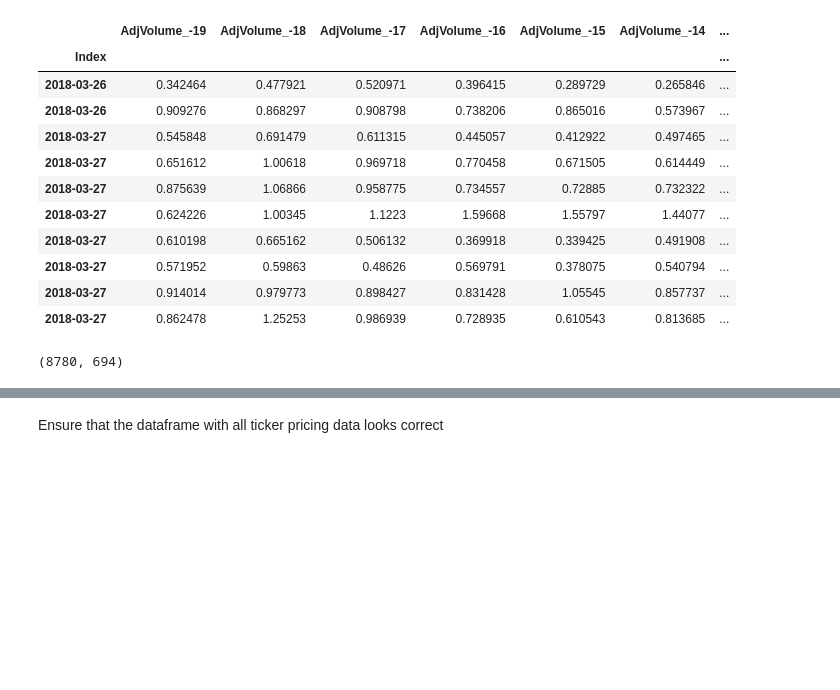
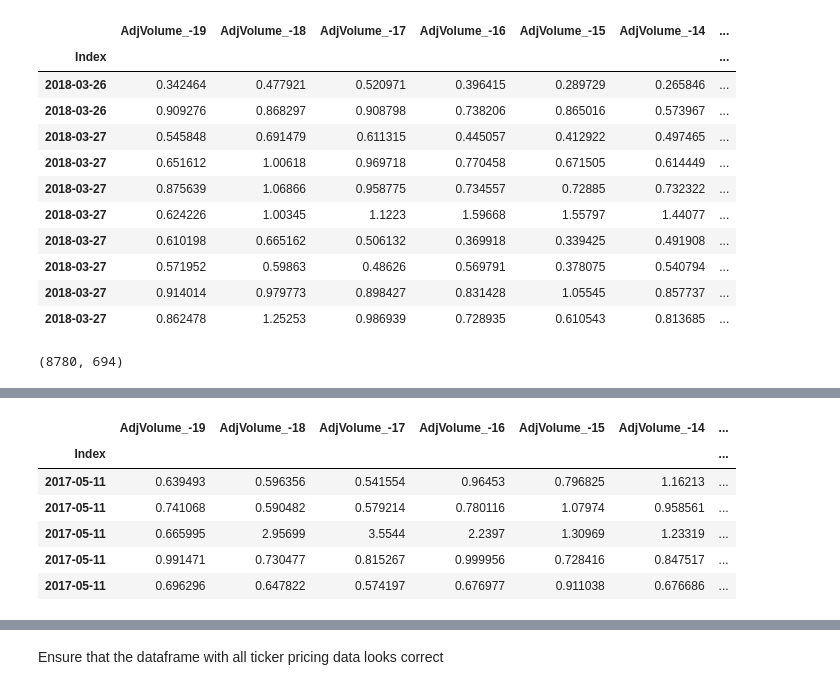
Before and after one commit to Lindstaedt/Stock-recommendation-with-ML, a Jupyter notebook: notebooks/02.0-fl-data-preparation.ipynb, the cells around one changed output, grey strips where cells are left out. Cells and saved outputs as stored; diff of their text form; code cells hidden in the pictures; blank space fills up the shorter version.

```diff
--- a/notebooks/02.0-fl-data-preparation.ipynb
+++ b/notebooks/02.0-fl-data-preparation.ipynb
@@ -927,0 +939,11 @@ df_Xy_all_tickers_final.shape
+# %%
+# check that the first date in X_test is immediately after the last date in X_train
+X_test.head()
+# %% [output]
+|  | AdjVolume_-19 | AdjVolume_-18 | AdjVolume_-17 | AdjVolume_-16 | AdjVolume_-15 | AdjVolume_-14 | ... |
+| Index |  |  |  |  |  |  | ... |
+| 2017-05-11 | 0.639493 | 0.596356 | 0.541554 | 0.96453 | 0.796825 | 1.16213 | ... |
+| 2017-05-11 | 0.741068 | 0.590482 | 0.579214 | 0.780116 | 1.07974 | 0.958561 | ... |
+| 2017-05-11 | 0.665995 | 2.95699 | 3.5544 | 2.2397 | 1.30969 | 1.23319 | ... |
+| 2017-05-11 | 0.991471 | 0.730477 | 0.815267 | 0.999956 | 0.728416 | 0.847517 | ... |
+| 2017-05-11 | 0.696296 | 0.647822 | 0.574197 | 0.676977 | 0.911038 | 0.676686 | ... |
```
Also changed, not shown: parts of 4 cells of this notebook, 1 other file.
